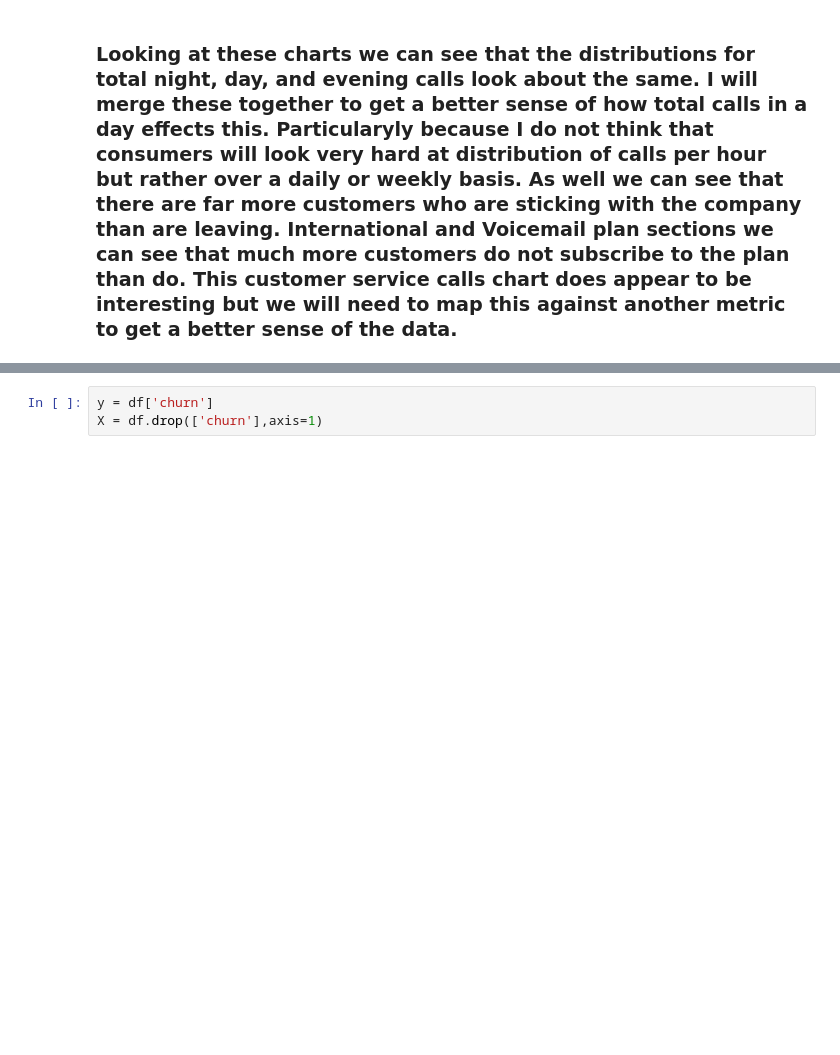
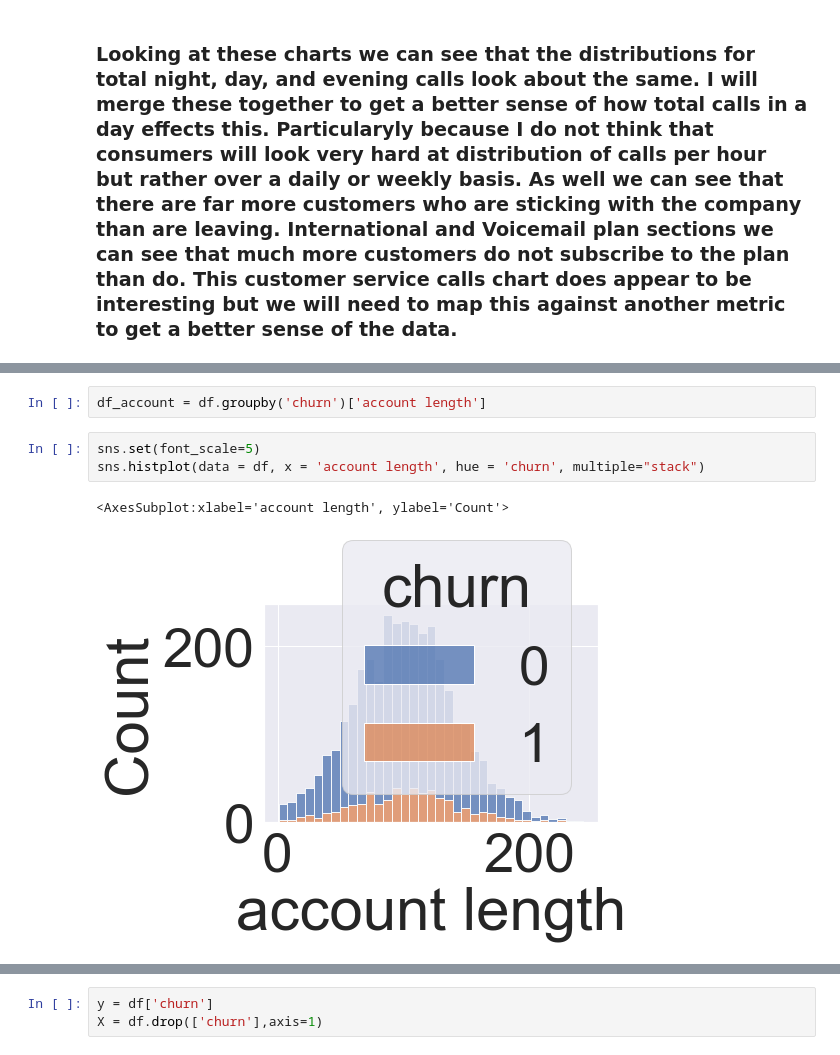
Before and after one commit to mattiedg/Phase-3-Project, a Jupyter notebook: student.ipynb, the cells around one changed output, grey strips where cells are left out. Drawn from its saved outputs; the diff is of its cells as text; blank space fills up the shorter version.

```diff
--- a/student.ipynb
+++ b/student.ipynb
@@ -324,0 +295,8 @@ df
+# %%
+df_account = df.groupby('churn')['account length']
+# %%
+sns.set(font_scale=5)
+sns.histplot(data = df, x = 'account length', hue = 'churn', multiple="stack")
+# %% [output]
+<AxesSubplot:xlabel='account length', ylabel='Count'>
+[figure, added]
```
Also changed, not shown: parts of 56 cells of this notebook.
